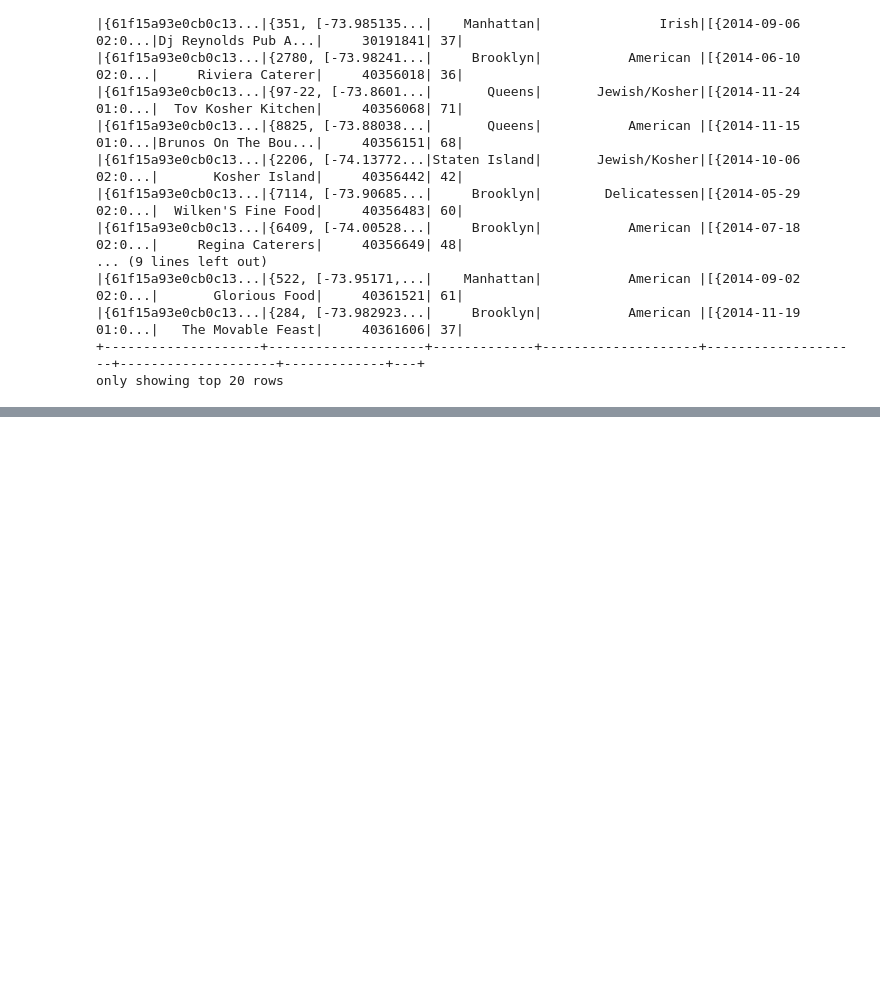
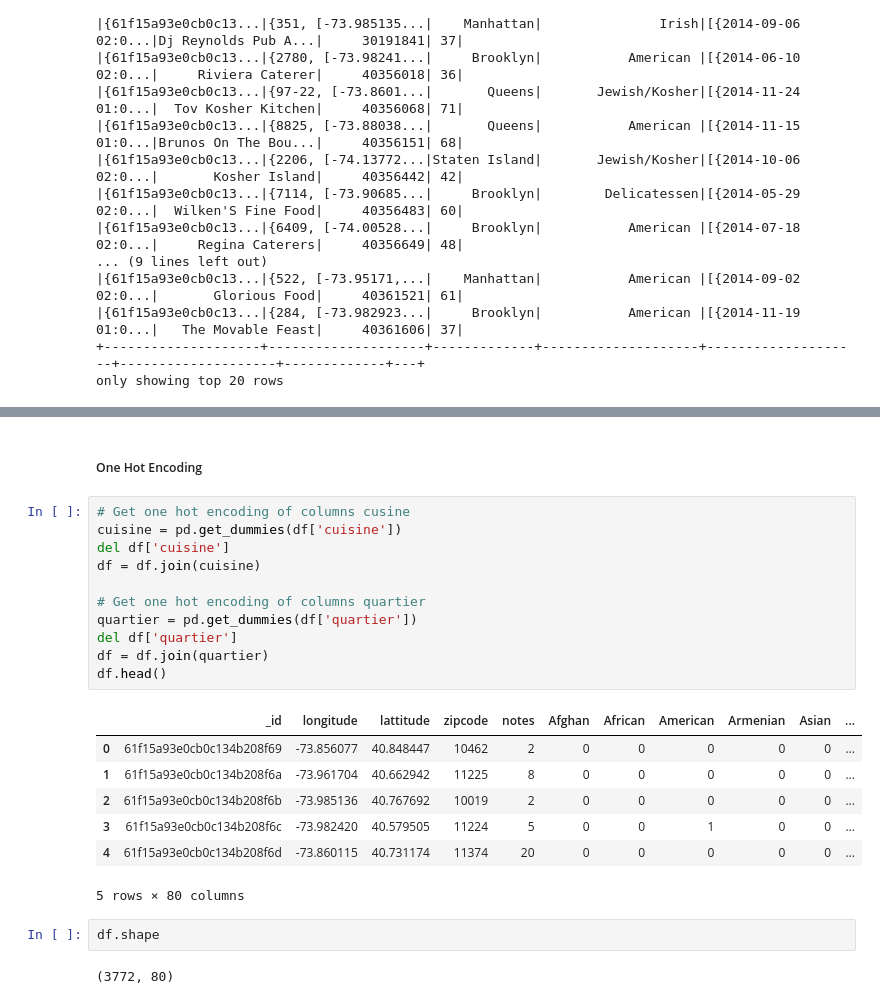
Before and after one commit to atchiasso/IAData_cours_2, a Jupyter notebook: Big Data/projet_bigdata.ipynb, the cells around one changed output, grey strips where cells are left out. Drawn from its saved outputs; the diff is of its cells as text; blank space fills up the shorter version.

```diff
--- a/Big Data/projet_bigdata.ipynb
+++ b/Big Data/projet_bigdata.ipynb
@@ -187,0 +224,25 @@ restaurants_df.describe().show()
+# %% [markdown]
+##### One Hot Encoding
+# %%
+# Get one hot encoding of columns cusine
+cuisine = pd.get_dummies(df['cuisine'])
+del df['cuisine']
+df = df.join(cuisine)
+
+# Get one hot encoding of columns quartier
+quartier = pd.get_dummies(df['quartier'])
+del df['quartier']
+df = df.join(quartier)
+df.head()
+# %% [output]
+|  | _id | longitude | lattitude | zipcode | notes | Afghan | African | American | Armenian | Asian | ... |
+| 0 | 61f15a93e0cb0c134b208f69 | -73.856077 | 40.848447 | 10462 | 2 | 0 | 0 | 0 | 0 | 0 | ... |
+| 1 | 61f15a93e0cb0c134b208f6a | -73.961704 | 40.662942 | 11225 | 8 | 0 | 0 | 0 | 0 | 0 | ... |
+| 2 | 61f15a93e0cb0c134b208f6b | -73.985136 | 40.767692 | 10019 | 2 | 0 | 0 | 0 | 0 | 0 | ... |
+| 3 | 61f15a93e0cb0c134b208f6c | -73.982420 | 40.579505 | 11224 | 5 | 0 | 0 | 1 | 0 | 0 | ... |
+| 4 | 61f15a93e0cb0c134b208f6d | -73.860115 | 40.731174 | 11374 | 20 | 0 | 0 | 0 | 0 | 0 | ... |
+5 rows × 80 columns
+# %%
+df.shape
+# %% [output]
+(3772, 80)
```
Also changed, not shown: parts of 17 cells of this notebook.
